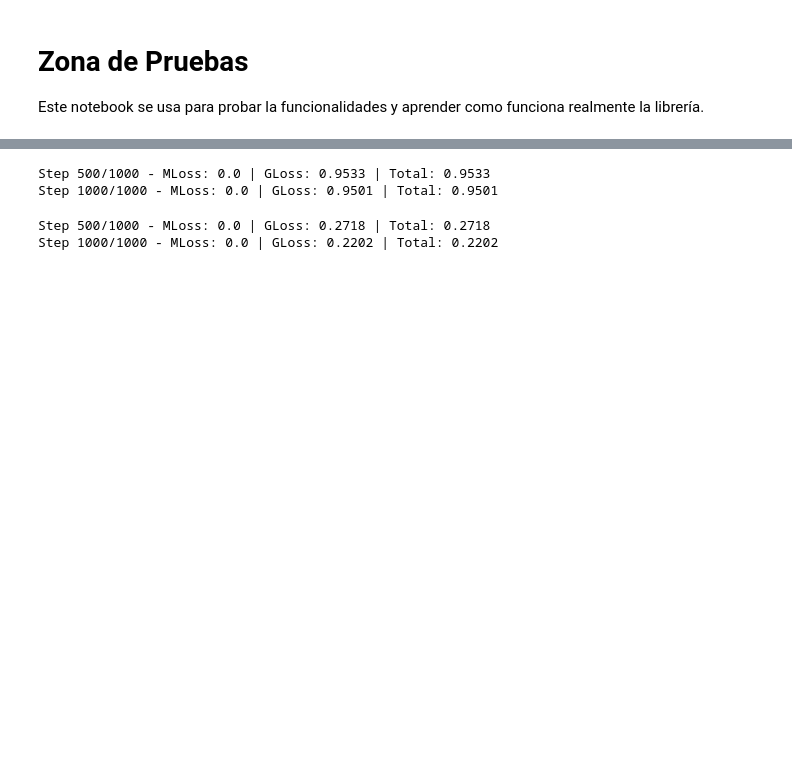
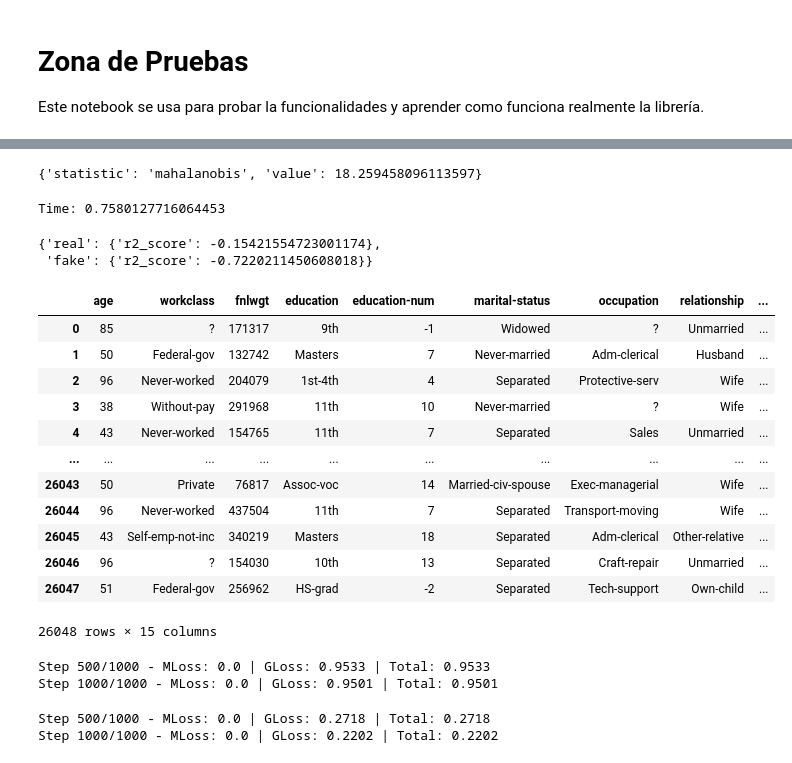
Before and after one commit to diegovelilla/TFG, a Jupyter notebook: notebook_test_diffusion.ipynb, the cells around one changed output, grey strips where cells are left out. Saved outputs shown, nothing was run; the diff lists cells and outputs as text; code cells hidden in the pictures; blank space fills up the shorter version.

```diff
--- a/notebook_test_diffusion.ipynb
+++ b/notebook_test_diffusion.ipynb
@@ -4,14 +4,15 @@
 Este notebook se usa para probar la funcionalidades y aprender como funciona realmente la librería.
 # %%
 from ctgan import load_demo
-real_data = load_demo()
+real_data = load_demo()[:1000]
 # %%
-from CraftingTable import TVAE, CTGAN, TabDDPM_ResNet, TabDDPM_MLP
+from CraftingTable import TVAE, CTGAN, TabDDPM_ResNet, TabDDPM_MLP, TabSyn
 
 tvae = TVAE()
 ctgan = CTGAN()
-tabddpm_resnet = TabDDPM_ResNet()
-tabddpm_mlp = TabDDPM_MLP()
+# tabddpm_resnet = TabDDPM_ResNet()
+# tabddpm_mlp = TabDDPM_MLP()
+tabsyn = TabSyn()
 # %%
 print(tvae)
 print(ctgan)
@@ -36,3 +37,5 @@ discrete_columns = [
 ]
 epochs=1000
 verbose=True
+# %%
+tabsyn.fit(real_data, discrete_columns=discrete_columns, vae_epochs=600, diffusion_steps=500)
@@ -38,0 +46,2 @@ verbose=True
+# %%
+samples = tabsyn.sample(10)
@@ -39,3 +89,32 @@ verbose=True
+# %%
+print(report)
+# %% [output]
+{'statistic': 'mahalanobis', 'value': 18.259458096113597}
+# %%
+from sklearn.linear_model import RidgeClassifier, LinearRegression
+from sklearn.neighbors import KNeighborsClassifier
+from sklearn.svm import SVC
+tabsyn.eval_ml(real_data=real_data, target_name='hours-per-week', task='regression', model=LinearRegression(), metrics=['classification_report'])
+# %% [output]
+Time: 0.7580127716064453
+{'real': {'r2_score': -0.15421554723001174},
+ 'fake': {'r2_score': -0.7220211450608018}}
+# %%
+samples
+# %% [output]
+|  | age | workclass | fnlwgt | education | education-num | marital-status | occupation | relationship | ... |
+| 0 | 85 | ? | 171317 | 9th | -1 | Widowed | ? | Unmarried | ... |
+| 1 | 50 | Federal-gov | 132742 | Masters | 7 | Never-married | Adm-clerical | Husband | ... |
+| 2 | 96 | Never-worked | 204079 | 1st-4th | 4 | Separated | Protective-serv | Wife | ... |
+| 3 | 38 | Without-pay | 291968 | 11th | 10 | Never-married | ? | Wife | ... |
+| 4 | 43 | Never-worked | 154765 | 11th | 7 | Separated | Sales | Unmarried | ... |
+| ... | ... | ... | ... | ... | ... | ... | ... | ... | ... |
+| 26043 | 50 | Private | 76817 | Assoc-voc | 14 | Married-civ-spouse | Exec-managerial | Wife | ... |
+| 26044 | 96 | Never-worked | 437504 | 11th | 7 | Separated | Transport-moving | Wife | ... |
+| 26045 | 43 | Self-emp-not-inc | 340219 | Masters | 18 | Separated | Adm-clerical | Other-relative | ... |
+| 26046 | 96 | ? | 154030 | 10th | 13 | Separated | Craft-repair | Unmarried | ... |
+| 26047 | 51 | Federal-gov | 256962 | HS-grad | -2 | Separated | Tech-support | Own-child | ... |
+26048 rows × 15 columns
 # %%
 tabddpm_mlp.fit(real_data[:100], discrete_columns, steps=1000)
 # %% [output]
```
Also changed, not shown: parts of 6 cells of this notebook, 29 other files.
